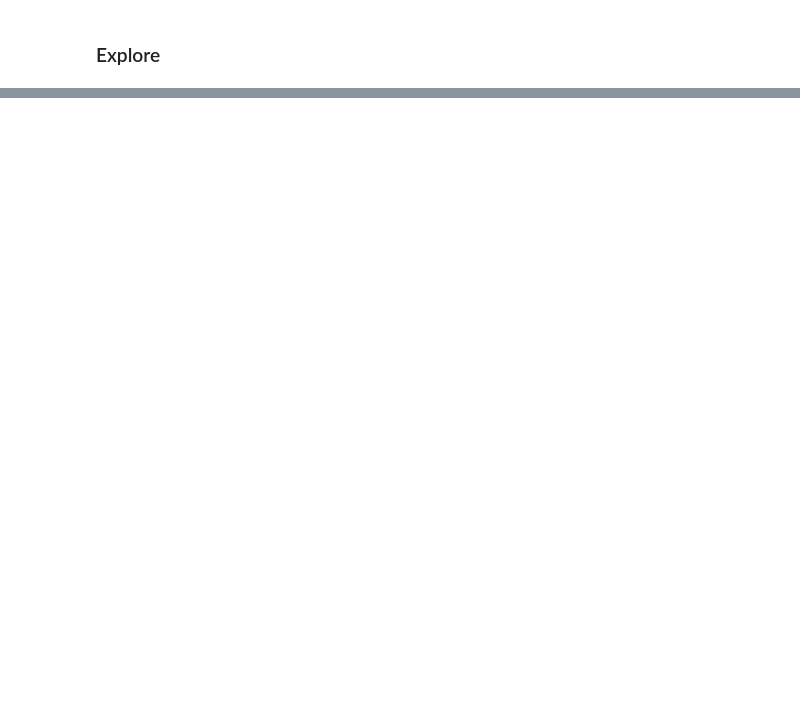
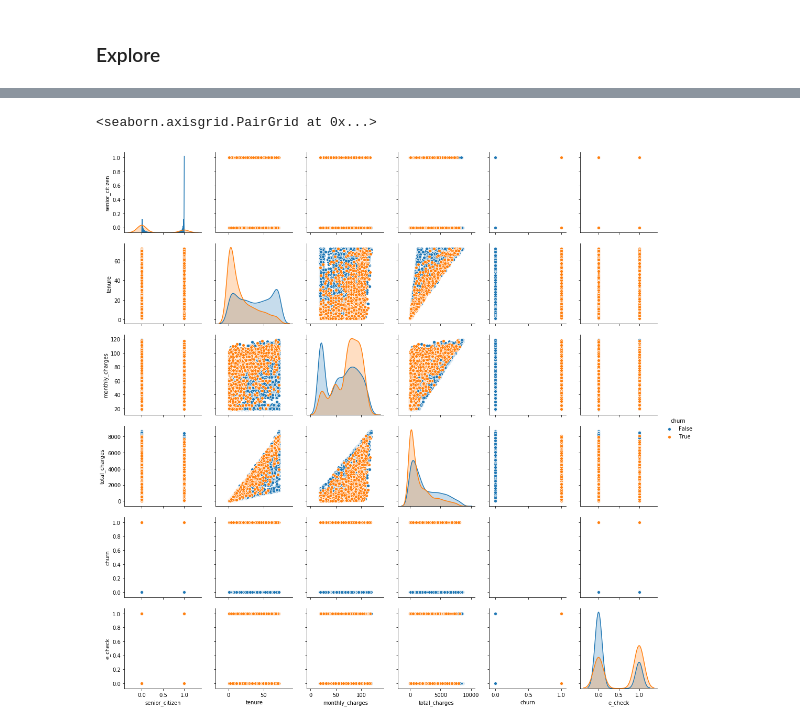
Before and after one commit to DomPedrotti/Classification_Project, a Jupyter notebook: mvp.ipynb, the cells around one changed output, grey strips where cells are left out. Cells and saved outputs as stored; diff of their text form; code cells hidden in the pictures; blank space fills up the shorter version.

```diff
--- a/mvp.ipynb
+++ b/mvp.ipynb
@@ -295,0 +333,5 @@ train_scaled
+# %%
+sns.pairplot(train, hue='churn')
+# %% [output]
+<seaborn.axisgrid.PairGrid at 0x...>
+[figure, added]
```
Also changed, not shown: parts of 30 cells of this notebook.
